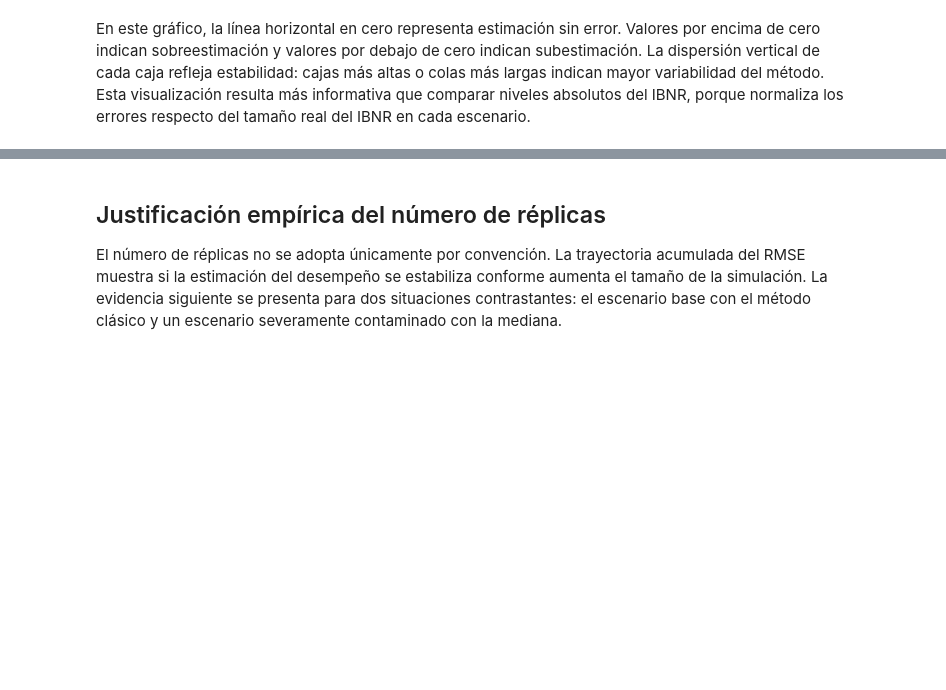
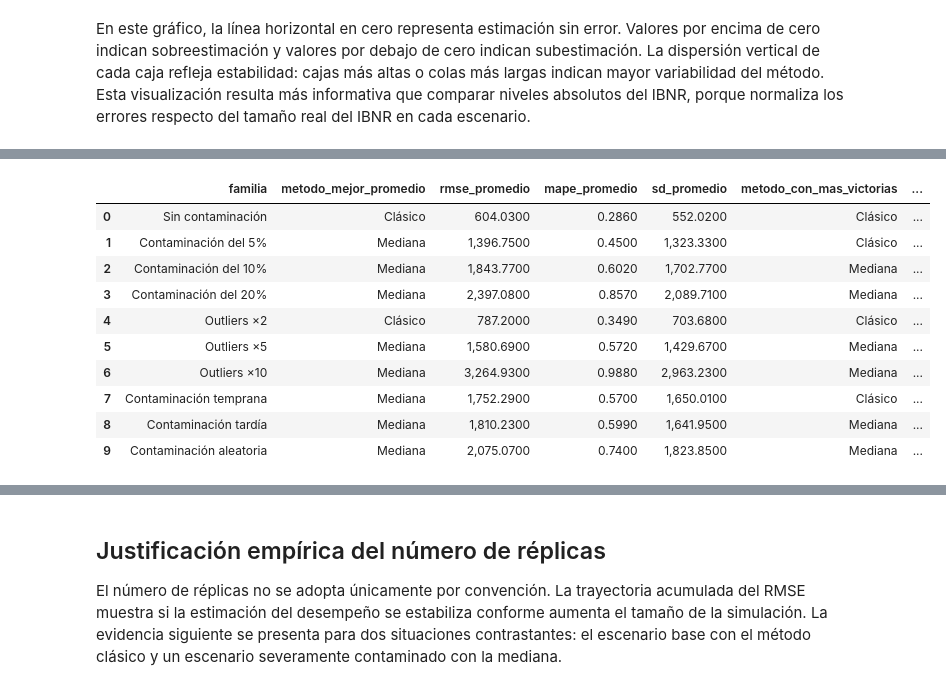
Before and after one commit to nataliazarate1/Proyecto-IBNR-R, a Jupyter notebook: notebooks/ibnr_chain_ladder_robusto.ipynb, the cells around one changed output, grey strips where cells are left out. Saved outputs shown, nothing was run; the diff lists cells and outputs as text; code cells hidden in the pictures; blank space fills up the shorter version.

```diff
--- a/notebooks/ibnr_chain_ladder_robusto.ipynb
+++ b/notebooks/ibnr_chain_ladder_robusto.ipynb
@@ -615,0 +620,91 @@ En este gráfico, la línea horizontal en cero representa estimación sin error.
+# %%
+# Síntesis ejecutiva por familias de escenarios
+method_labels = {
+    "classical": "Clásico",
+    "median": "Mediana",
+    "trimmed": "Media truncada",
+    "weighted": "Ponderado robusto",
+}
+
+family_specs = [
+    ("Sin contaminación", metrics_df["scenario"].eq("base_sin_contaminacion"), ranking_df["scenario"].eq("base_sin_contaminacion")),
+    ("Contaminación del 5%", metrics_df["contamination_proportion"].eq(0.05), ranking_df["contamination_proportion"].eq(0.05)),
+    ("Contaminación del 10%", metrics_df["contamination_proportion"].eq(0.10), ranking_df["contamination_proportion"].eq(0.10)),
+    ("Contaminación del 20%", metrics_df["contamination_proportion"].eq(0.20), ranking_df["contamination_proportion"].eq(0.20)),
+    ("Outliers ×2", metrics_df["contamination_magnitude"].eq(2.0), ranking_df["contamination_magnitude"].eq(2.0)),
+    ("Outliers ×5", metrics_df["contamination_magnitude"].eq(5.0), ranking_df["contamination_magnitude"].eq(5.0)),
+    ("Outliers ×10", metrics_df["contamination_magnitude"].eq(10.0), ranking_df["contamination_magnitude"].eq(10.0)),
+    ("Contaminación temprana", metrics_df["contamination_location"].eq("early"), ranking_df["contamination_location"].eq("early")),
+    ("Contaminación tardía", metrics_df["contamination_location"].eq("late"), ranking_df["contamination_location"].eq("late")),
+    ("Contaminación aleatoria", metrics_df["contamination_location"].eq("random"), ranking_df["contamination_location"].eq("random")),
+]
+
+family_rows = []
+for label, metric_filter, ranking_filter in family_specs:
+    metric_summary = (
+        metrics_df.loc[metric_filter]
+        .groupby("method", as_index=False)[["rmse", "mape", "sd_estimates"]]
+        .mean()
+        .sort_values("rmse", ascending=True)
+    )
+    ranking_summary = (
+        ranking_df.loc[ranking_filter & ranking_df["rank"].eq(1)]
+        .groupby("method")
+        .size()
+        .sort_values(ascending=False)
+    )
+
+    best_mean = metric_summary.iloc[0]
+    top_wins_method = ranking_summary.index[0]
+    top_wins_count = int(ranking_summary.iloc[0])
+    total_scenarios = int(ranking_summary.sum())
+
+    family_rows.append(
+        {
+            "familia": label,
+            "best_mean_method": best_mean["method"],
+            "rmse_promedio_ganador": best_mean["rmse"],
+            "mape_promedio_ganador": best_mean["mape"],
+            "sd_promedio_ganador": best_mean["sd_estimates"],
+            "top_wins_method": top_wins_method,
+            "victorias_escenario": top_wins_count,
+            "total_escenarios": total_scenarios,
+        }
+    )
+
+family_results_raw = pd.DataFrame(family_rows)
+family_results_df = (
+    family_results_raw.assign(
+        metodo_mejor_promedio=lambda df: df["best_mean_method"].map(method_labels),
+        metodo_con_mas_victorias=lambda df: df["top_wins_method"].map(method_labels),
+        victorias_dentro_de_la_familia=lambda df: df["victorias_escenario"].astype(str) + "/" + df["total_escenarios"].astype(str),
+        rmse_promedio=lambda df: df["rmse_promedio_ganador"].round(2),
+        mape_promedio=lambda df: df["mape_promedio_ganador"].round(3),
+        sd_promedio=lambda df: df["sd_promedio_ganador"].round(2),
+    )
+    .loc[
+        :,
+        [
+            "familia",
+            "metodo_mejor_promedio",
+            "rmse_promedio",
+            "mape_promedio",
+            "sd_promedio",
+            "metodo_con_mas_victorias",
+            "victorias_dentro_de_la_familia",
+        ],
+    ]
+)
+family_results_df
+# %% [output]
+|  | familia | metodo_mejor_promedio | rmse_promedio | mape_promedio | sd_promedio | metodo_con_mas_victorias | ... |
+| 0 | Sin contaminación | Clásico | 604.0300 | 0.2860 | 552.0200 | Clásico | ... |
+| 1 | Contaminación del 5% | Mediana | 1,396.7500 | 0.4500 | 1,323.3300 | Clásico | ... |
+| 2 | Contaminación del 10% | Mediana | 1,843.7700 | 0.6020 | 1,702.7700 | Mediana | ... |
+| 3 | Contaminación del 20% | Mediana | 2,397.0800 | 0.8570 | 2,089.7100 | Mediana | ... |
+| 4 | Outliers ×2 | Clásico | 787.2000 | 0.3490 | 703.6800 | Clásico | ... |
+| 5 | Outliers ×5 | Mediana | 1,580.6900 | 0.5720 | 1,429.6700 | Mediana | ... |
+| 6 | Outliers ×10 | Mediana | 3,264.9300 | 0.9880 | 2,963.2300 | Mediana | ... |
+| 7 | Contaminación temprana | Mediana | 1,752.2900 | 0.5700 | 1,650.0100 | Clásico | ... |
+| 8 | Contaminación tardía | Mediana | 1,810.2300 | 0.5990 | 1,641.9500 | Mediana | ... |
+| 9 | Contaminación aleatoria | Mediana | 2,075.0700 | 0.7400 | 1,823.8500 | Mediana | ... |
```
Also changed, not shown: parts of 9 cells of this notebook, 1 other file.
